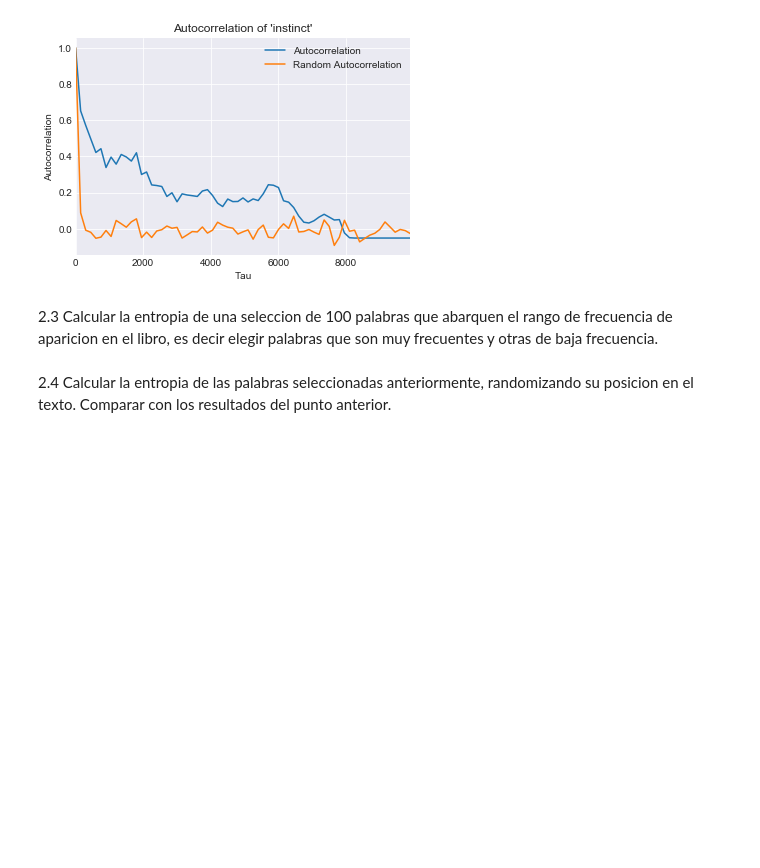
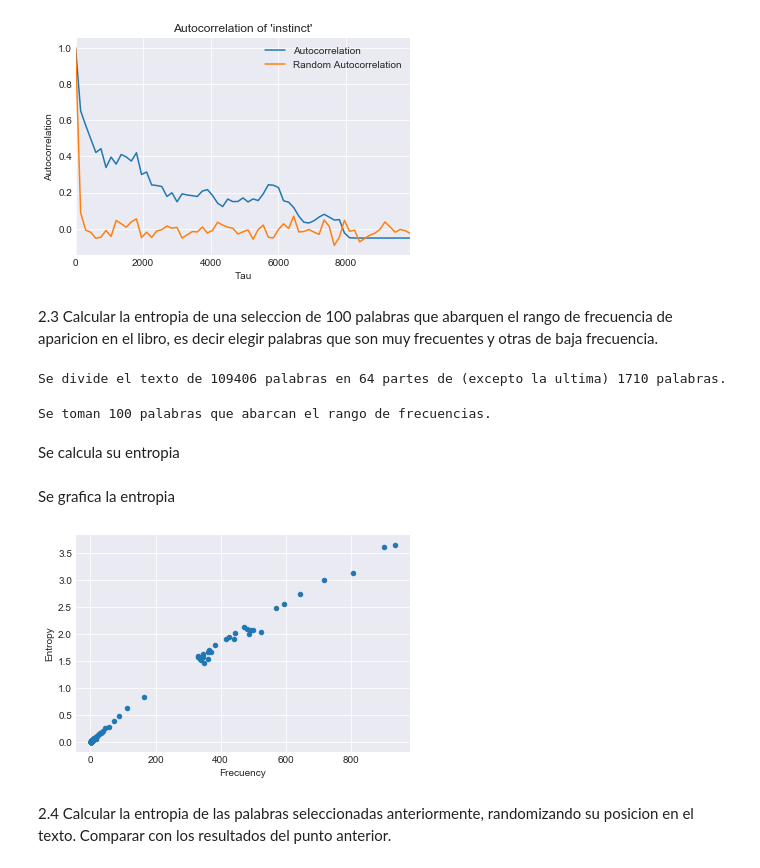
Before and after one commit to lucasputer/CienciaDeDatos, a Jupyter notebook: tp6/TP6.ipynb, the cells around one changed output. Drawn from its saved outputs; the diff is of its cells as text; code cells hidden in the pictures; blank space fills up the shorter version.

```diff
--- a/tp6/TP6.ipynb
+++ b/tp6/TP6.ipynb
@@ -258,5 +259,54 @@ plt.show()
 [figure]
 # %% [markdown]
 2.3 Calcular la entropia de una seleccion de 100 palabras que abarquen el rango de frecuencia de aparicion en el libro, es decir elegir palabras que son muy frecuentes y otras de baja frecuencia.
+# %%
+N = len(origin_txt)
+P = 64
+n = int(math.ceil(float(N)/P))
+print "Se divide el texto de " + str(N) + " palabras en " + str(P) + " partes de (excepto la ultima) " + str(n) + " palabras."
+
+def calculate_freqs_by_parts(txt):
+    origin_freq_vocab = dict()
+    origin_freq_vocab_by_part = dict()
+    for i in range(len(txt)):
+        word = txt[i]
+        part = i / n
+        origin_freq_vocab[word] = origin_freq_vocab.get(word, 0) + 1
+        origin_freq_vocab_by_part[word] = origin_freq_vocab_by_part.get(word, dict())
+        origin_freq_vocab_by_part[word][part] = origin_freq_vocab_by_part[word].get(part, 0) + 1
+    return origin_freq_vocab, origin_freq_vocab_by_part
+
+origin_freq_vocab, origin_freq_vocab_by_part = calculate_freqs_by_parts(origin_txt)
+# %% [output]
+Se divide el texto de 109406 palabras en 64 partes de (excepto la ultima) 1710 palabras.
+# %%
+origin_sorted_freqs = sorted(origin_freq_vocab.iteritems(), key=operator.itemgetter(1), reverse=True)
+origin_max_freq_vocab = [k for k,freq in origin_sorted_freqs]
+origin_max_freq_vocab = origin_max_freq_vocab[5:35]+origin_max_freq_vocab[100:4000:65]+origin_max_freq_vocab[-10:]
+print "Se toman " + str(len(origin_max_freq_vocab)) + " palabras que abarcan el rango de frecuencias."
+# %% [output]
+Se toman 100 palabras que abarcan el rango de frecuencias.
+# %% [markdown]
+Se calcula su entropia
+# %%
+def calculate_entropies(words, freqs, freqs_by_part):
+    entropies = []
+    for word in words:
+        freq = freqs[word]
+        entropy = -sum([(0 if freqs_by_part[word].get(part,0)<=0 else math.log(freqs_by_part[word].get(part,0)/float(n),2)*freqs_by_part[word].get(part,0)/float(n)) for part in range(P)])
+        entropies.append((freq,entropy))
+    return entropies
+
+entropies = calculate_entropies(origin_max_freq_vocab, origin_freq_vocab, origin_freq_vocab_by_part)
+entropies.sort()
+# %%
+entropies_df = pd.DataFrame(entropies, columns=["Frecuency","Entropy"])#[e for f,e in entropies], columns=["Entropy"], index=[f for f,e in entropies])
+# %% [markdown]
+Se grafica la entropia
+# %%
+entropies_df.plot.scatter(x="Frecuency",y="Entropy")
+plt.show()
+# %% [output]
+[figure, added]
 # %% [markdown]
 2.4 Calcular la entropia de las palabras seleccionadas anteriormente, randomizando su posicion en el texto. Comparar con los resultados del punto anterior.
```
Also changed, not shown: parts of 5 cells of this notebook.
